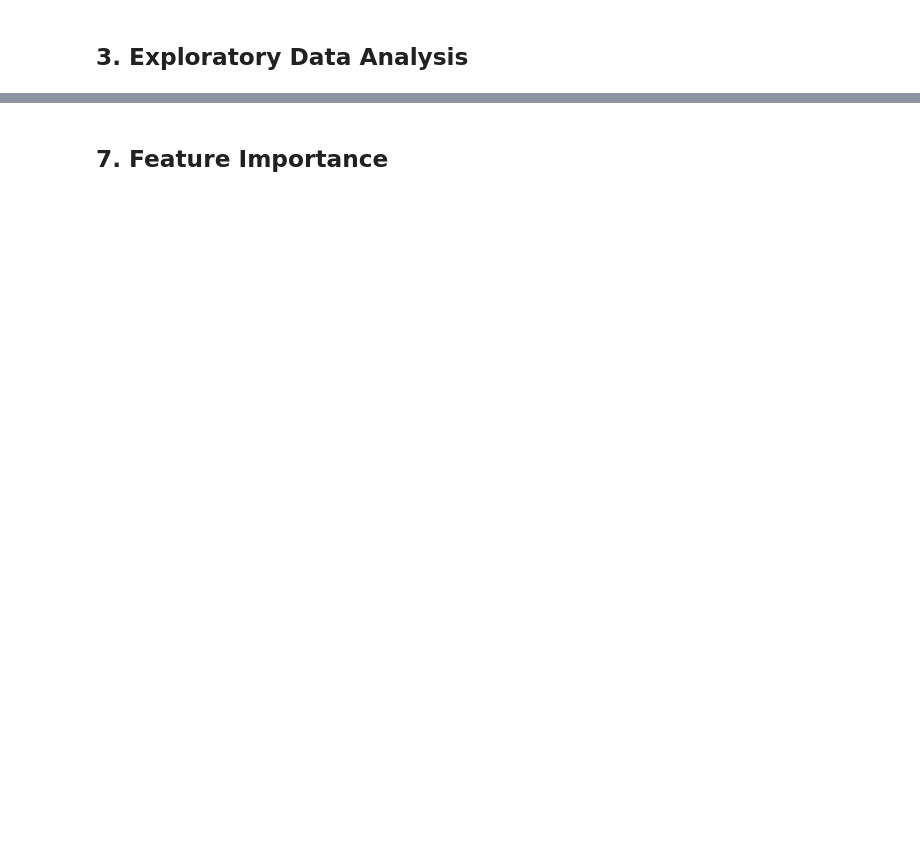
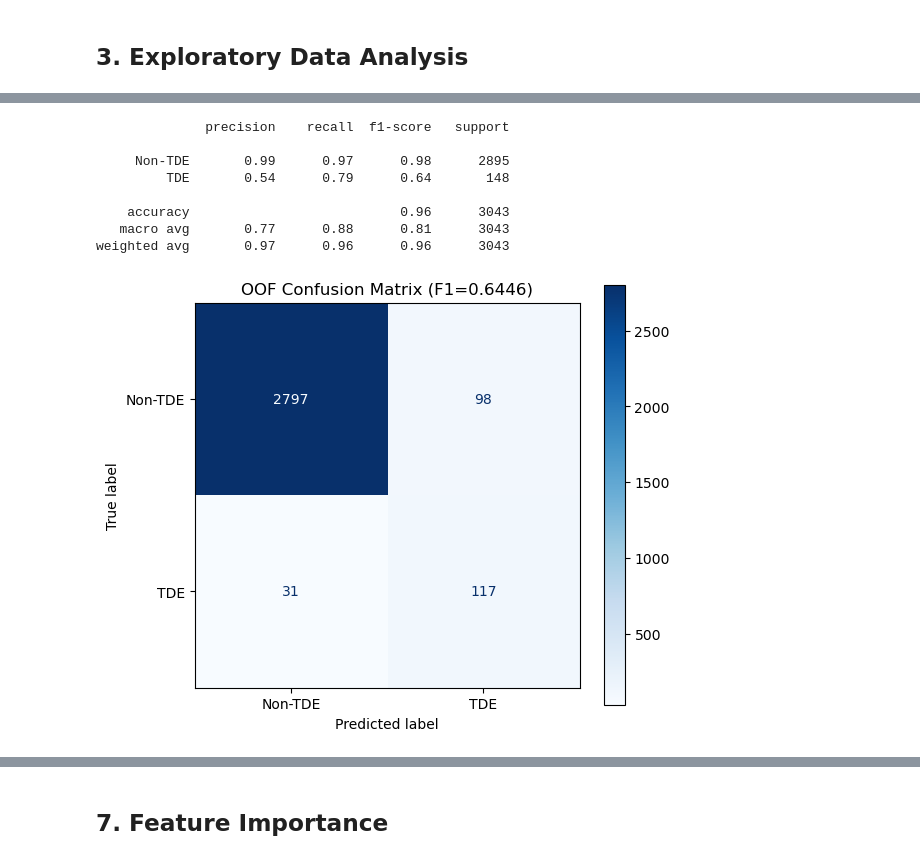
Before and after one commit to kokobabe99/mallorn-astronomical-classification-challenge, a Jupyter notebook: mallorn_classification.ipynb, the cells around one changed output, grey strips where cells are left out. Saved outputs shown, nothing was run; the diff lists cells and outputs as text; code cells hidden in the pictures; blank space fills up the shorter version.

```diff
--- a/mallorn_classification.ipynb
+++ b/mallorn_classification.ipynb
@@ -51,15 +120,0 @@ train_log.head()
-# %%
-# Load all light curves from 20 splits
-train_lcs, test_lcs = [], []
-for i in tqdm(range(1, N_SPLITS + 1), desc="Loading splits"):
-    d = os.path.join(DATA_DIR, f"split_{i:02d}")
-    train_lcs.append(pd.read_csv(os.path.join(d, "train_full_lightcurves.csv")))
-    test_lcs.append(pd.read_csv(os.path.join(d, "test_full_lightcurves.csv")))
-
-train_lc = pd.concat(train_lcs, ignore_index=True)
-test_lc = pd.concat(test_lcs, ignore_index=True)
-del train_lcs, test_lcs
-
-print(f"Train LC rows: {len(train_lc):,}")
-print(f"Test  LC rows: {len(test_lc):,}")
-train_lc.head()
@@ -541,21 +995,0 @@ print(f"\nCV Mean F1: {np.mean(fold_scores):.4f} (+/- {np.std(fold_scores):.4f})
-# %%
-# Search best ensemble weights on OOF predictions
-best_f1_global = 0
-best_w = (0.4, 0.4, 0.2)
-best_thr = 0.5
-
-for w_lgb in np.arange(0.2, 0.7, 0.1):
-    for w_xgb in np.arange(0.2, 0.7, 0.1):
-        w_et = 1.0 - w_lgb - w_xgb
-        if w_et < 0.05 or w_et > 0.5:
-            continue
-        oof_ens = w_lgb * oof_lgb + w_xgb * oof_xgb + w_et * oof_et
-        for thr in np.arange(0.05, 0.8, 0.005):
-            f1 = f1_score(y, (oof_ens >= thr).astype(int))
-            if f1 > best_f1_global:
-                best_f1_global = f1
-                best_w = (w_lgb, w_xgb, w_et)
-                best_thr = thr
-
-print(f"Best ensemble weights: LGB={best_w[0]:.1f}, XGB={best_w[1]:.1f}, ET={best_w[2]:.1f}")
-print(f"Best OOF F1: {best_f1_global:.4f} at threshold={best_thr:.3f}")
@@ -562,17 +1460,25 @@ print(f"Best OOF F1: {best_f1_global:.4f} at threshold={best_thr:.3f}")
 # %%
 # Classification report & confusion matrix on OOF
-oof_final = best_w[0] * oof_lgb + best_w[1] * oof_xgb + best_w[2] * oof_et
-oof_pred = (oof_final >= best_thr).astype(int)
-
 print(classification_report(y, oof_pred, target_names=["Non-TDE", "TDE"]))
 
 fig, ax = plt.subplots(figsize=(6, 5))
 cm = confusion_matrix(y, oof_pred)
 disp = ConfusionMatrixDisplay(cm, display_labels=["Non-TDE", "TDE"])
 disp.plot(ax=ax, cmap="Blues")
-ax.set_title(f"OOF Confusion Matrix (F1={best_f1_global:.4f})")
+final_f1 = f1_score(y, oof_pred)
+ax.set_title(f"OOF Confusion Matrix (F1={final_f1:.4f})")
 plt.tight_layout()
 plt.show()
+# %% [output]
+              precision    recall  f1-score   support
+
+     Non-TDE       0.99      0.97      0.98      2895
+         TDE       0.54      0.79      0.64       148
+
+    accuracy                           0.96      3043
+   macro avg       0.77      0.88      0.81      3043
+weighted avg       0.97      0.96      0.96      3043
+[figure, added]
 # %%
 # F1 vs threshold curve
 thresholds = np.arange(0.05, 0.8, 0.005)
```
Also changed, not shown: parts of 31 cells of this notebook, 3 other files.
